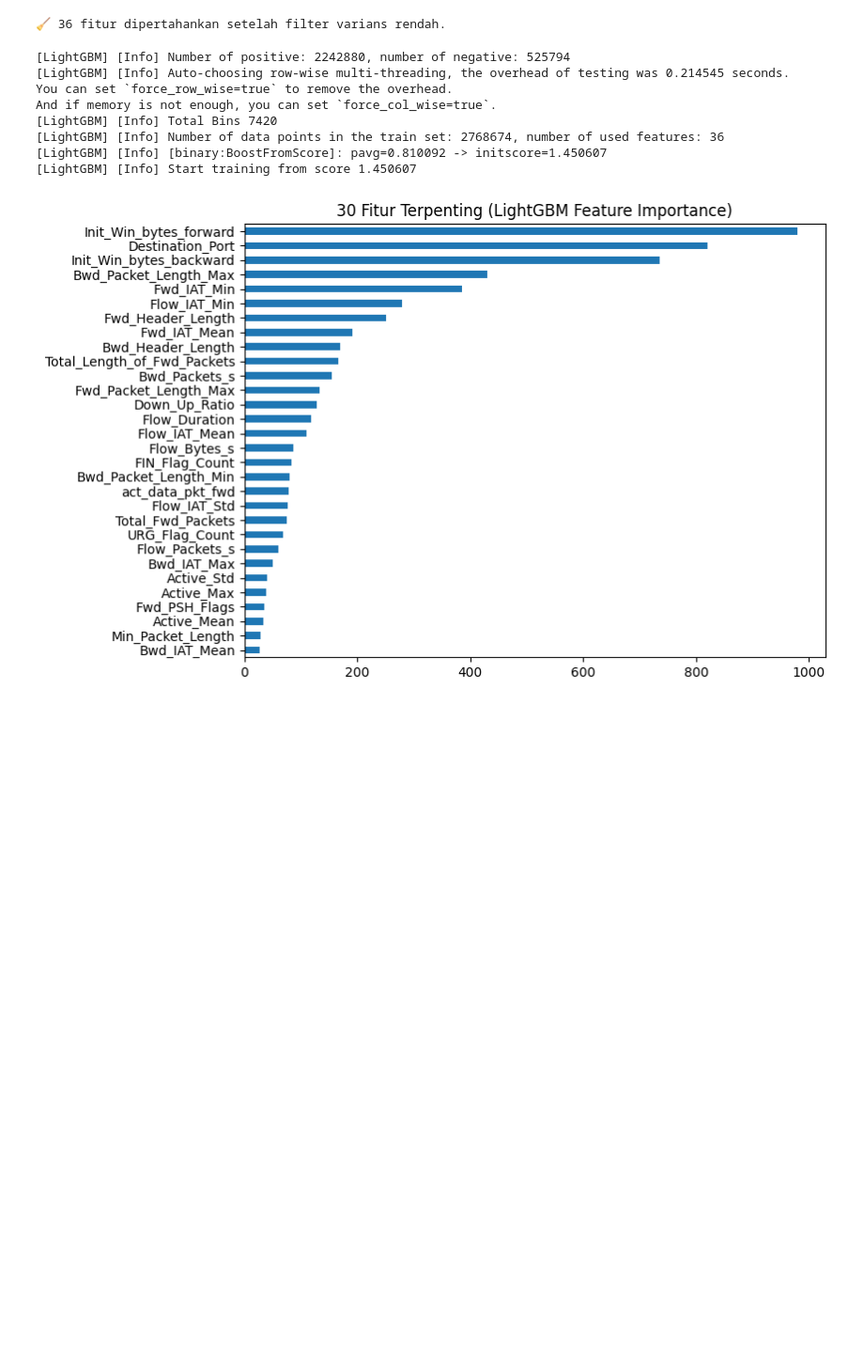
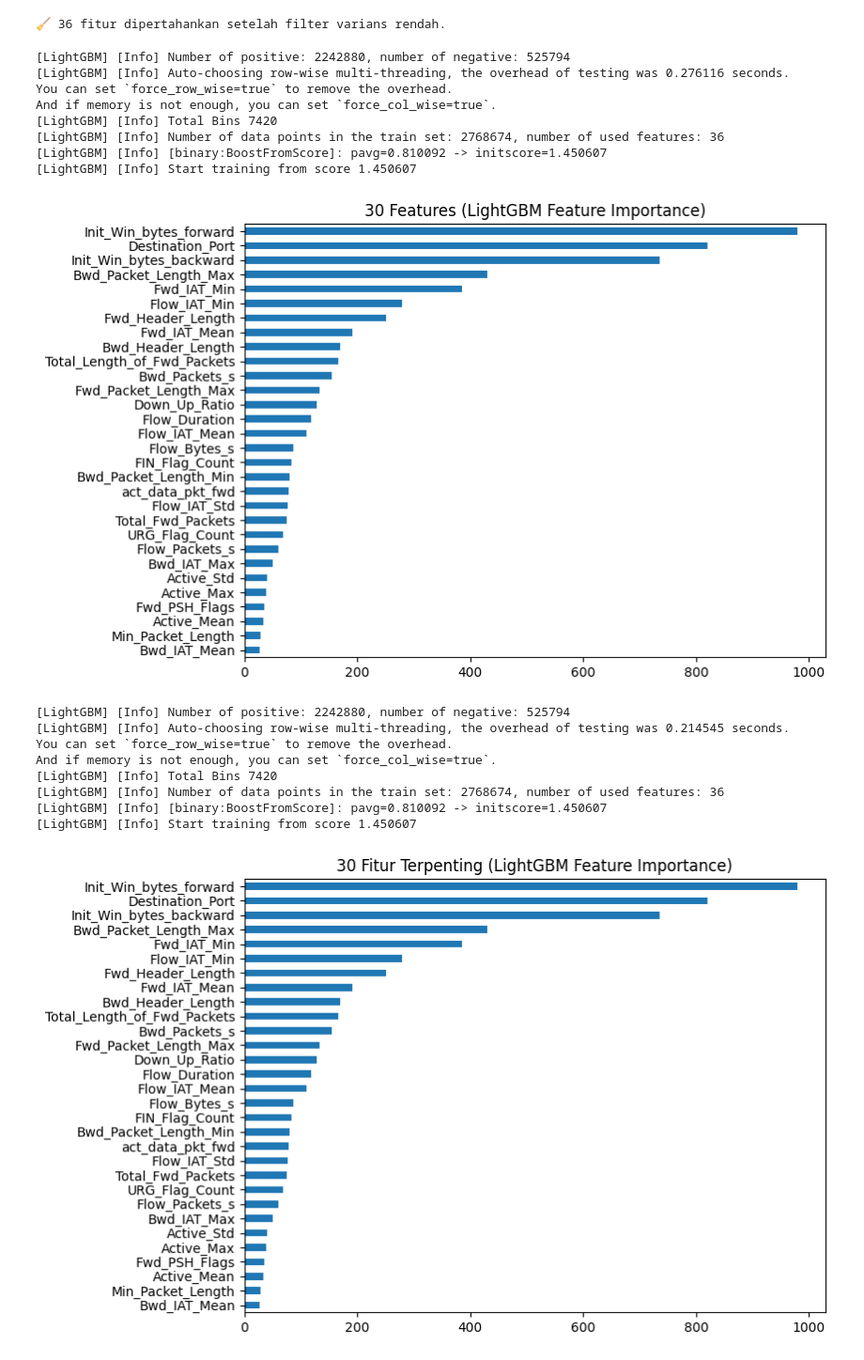
Before and after one commit to bintangpandu14/CICIDS2017---IPSML, a Jupyter notebook: notebooks/02_feature_selection.ipynb, the cells around one changed output. Shown: that part at 94% size. Saved outputs shown, nothing was run; the diff lists cells and outputs as text; code cells hidden in the pictures; blank space fills up the shorter version.

```diff
--- a/notebooks/02_feature_selection.ipynb
+++ b/notebooks/02_feature_selection.ipynb
@@ -36,6 +171,39 @@ X_reduced = X_reduced[kept_cols]
 print(f"🧹 {len(kept_cols)} fitur dipertahankan setelah filter varians rendah.")
 # %% [output]
 🧹 36 fitur dipertahankan setelah filter varians rendah.
+# %%
+# Feature Importance (LightGBM)
+lgbm = LGBMClassifier(
+    n_estimators=200,
+    learning_rate=0.05,
+    random_state=42,
+    n_jobs=-1
+)
+lgbm.fit(X_reduced, y)
+
+importances = pd.Series(lgbm.feature_importances_, index=X_reduced.columns)
+importances = importances.sort_values(ascending=False)
+
+# Plot top 30 fitur
+top_features = importances.head(30)
+plt.figure(figsize=(8,6))
+top_features.plot(kind='barh')
+plt.gca().invert_yaxis()
+plt.title("30 Features (LightGBM Feature Importance)")
+plt.show()
+
+selected_features = importances.head(30).index.tolist()
+X_selected = X_reduced[selected_features]
+# %% [output]
+[LightGBM] [Info] Number of positive: 2242880, number of negative: 525794
+[LightGBM] [Info] Auto-choosing row-wise multi-threading, the overhead of testing was 0.276116 seconds.
+You can set `force_row_wise=true` to remove the overhead.
+And if memory is not enough, you can set `force_col_wise=true`.
+[LightGBM] [Info] Total Bins 7420
+[LightGBM] [Info] Number of data points in the train set: 2768674, number of used features: 36
+[LightGBM] [Info] [binary:BoostFromScore]: pavg=0.810092 -> initscore=1.450607
+[LightGBM] [Info] Start training from score 1.450607
+[figure, added]
 # %%
 # Feature Importance (LightGBM)
 lgbm = LGBMClassifier(
```
Also changed, not shown: parts of 4 cells of this notebook, 9 other files.
